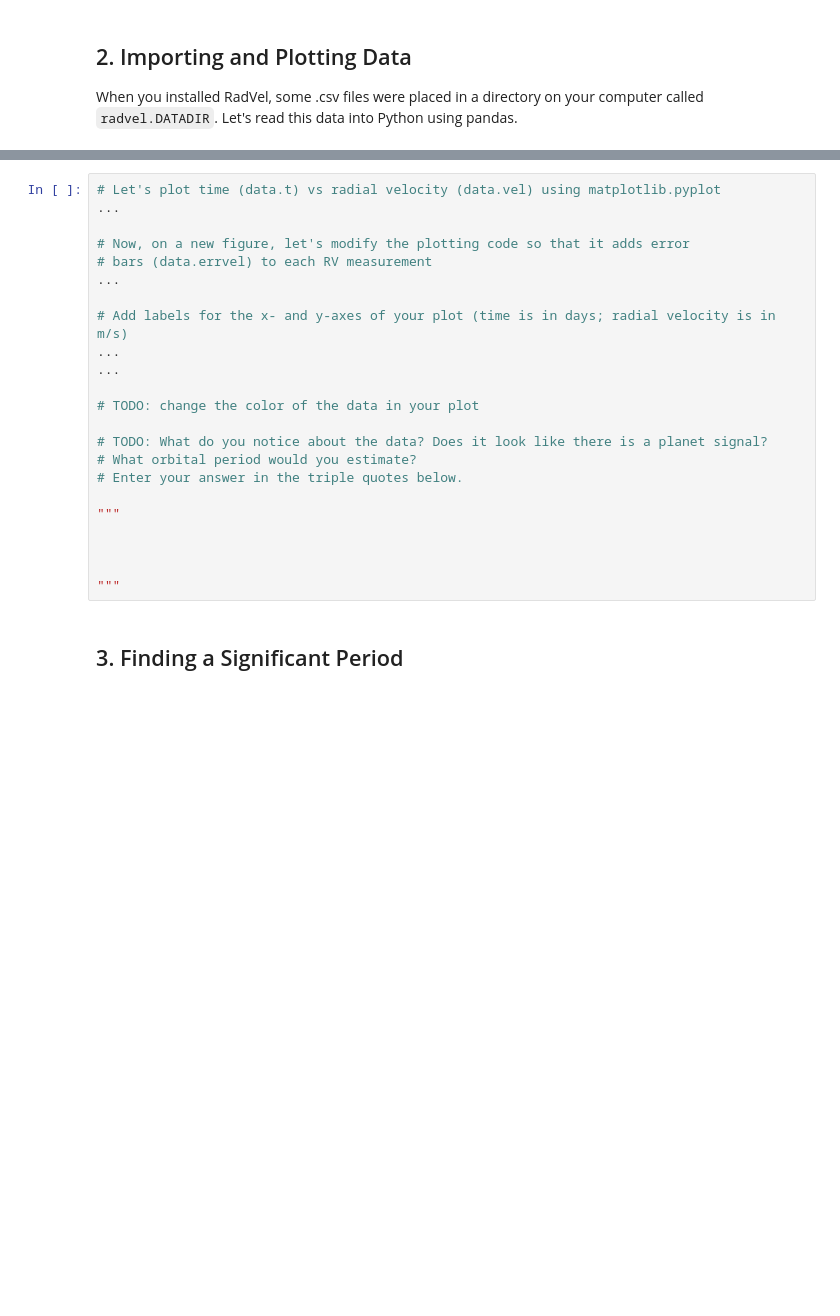
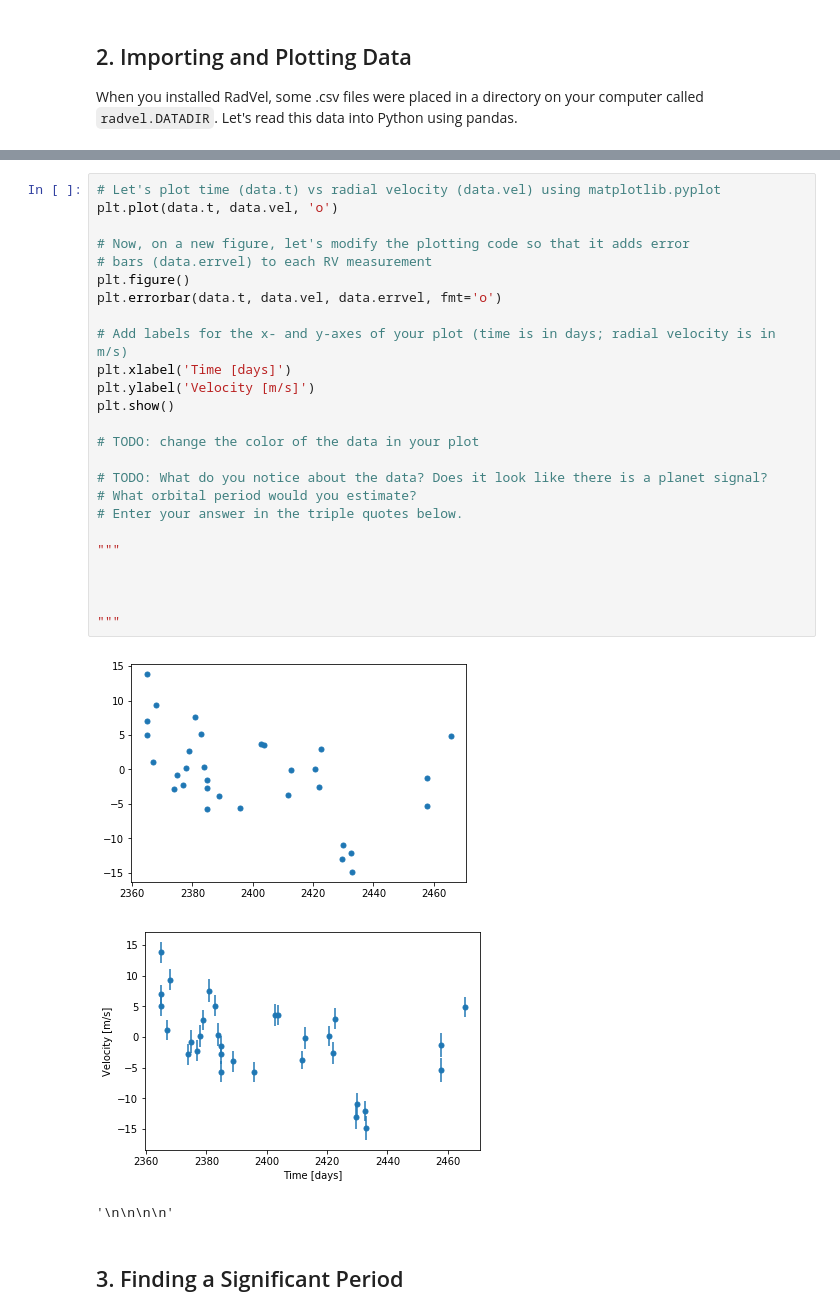
Before and after one commit to howardisaacson/Intro-to-Astro-2021, a Jupyter notebook: Week5_radvel_fitting/RadVel_Tutorial.ipynb, the cells around one changed output, grey strips where cells are left out. Saved outputs shown, nothing was run; the diff lists cells and outputs as text; blank space fills up the shorter version.

```diff
--- a/Week5_radvel_fitting/RadVel_Tutorial.ipynb
+++ b/Week5_radvel_fitting/RadVel_Tutorial.ipynb
@@ -96,26 +114,32 @@ print(data)
 # %%
 # Let's plot time (data.t) vs radial velocity (data.vel) using matplotlib.pyplot
-...
+plt.plot(data.t, data.vel, 'o')
 
 # Now, on a new figure, let's modify the plotting code so that it adds error
 # bars (data.errvel) to each RV measurement
-...
+plt.figure()
+plt.errorbar(data.t, data.vel, data.errvel, fmt='o')
 
 # Add labels for the x- and y-axes of your plot (time is in days; radial velocity is in m/s)
-...
-...
+plt.xlabel('Time [days]')
+plt.ylabel('Velocity [m/s]')
+plt.show()
 
 # TODO: change the color of the data in your plot
 
 # TODO: What do you notice about the data? Does it look like there is a planet signal?
 # What orbital period would you estimate?
 # Enter your answer in the triple quotes below.
 
 """
 
 
 
 """
+# %% [output]
+[figure, added]
+[figure, added]
+'\n\n\n\n'
 # %% [markdown]
 ## 3. Finding a Significant Period
 # %% [markdown]
```
Also changed, not shown: parts of 15 cells of this notebook.
